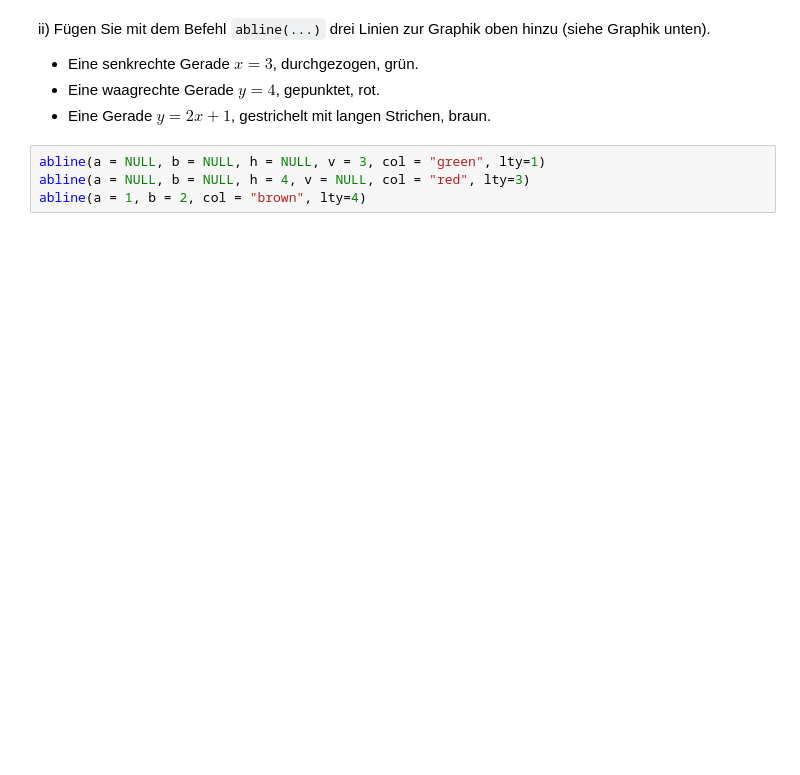
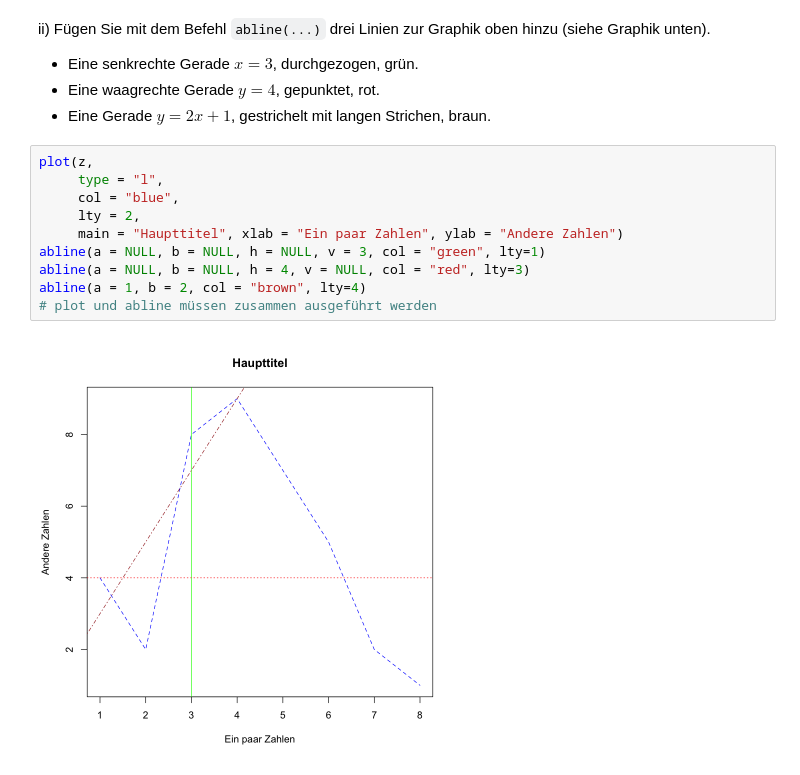
Before and after one commit to Joelius300/hslu-astat-StephanStofer, a Jupyter notebook: exercises/series01.ipynb, the cells around one changed output. Drawn from its saved outputs; the diff is of its cells as text; blank space fills up the shorter version.

```diff
--- a/exercises/series01.ipynb
+++ b/exercises/series01.ipynb
@@ -157,6 +207,14 @@ ii) Fügen Sie mit dem Befehl `abline(...)` drei Linien zur Graphik oben hinzu (
 * Eine waagrechte Gerade $y = 4$, gepunktet, rot.
 * Eine Gerade $y = 2x + 1$, gestrichelt mit langen Strichen, braun.
 # %%
+plot(z,
+     type = "l",
+     col = "blue",
+     lty = 2,
+     main = "Haupttitel", xlab = "Ein paar Zahlen", ylab = "Andere Zahlen")
 abline(a = NULL, b = NULL, h = NULL, v = 3, col = "green", lty=1)
 abline(a = NULL, b = NULL, h = 4, v = NULL, col = "red", lty=3)
 abline(a = 1, b = 2, col = "brown", lty=4)
+# plot und abline müssen zusammen ausgeführt werden
+# %% [output]
+[figure, added]
```
Also changed, not shown: parts of 53 cells of this notebook, 2 other files.
